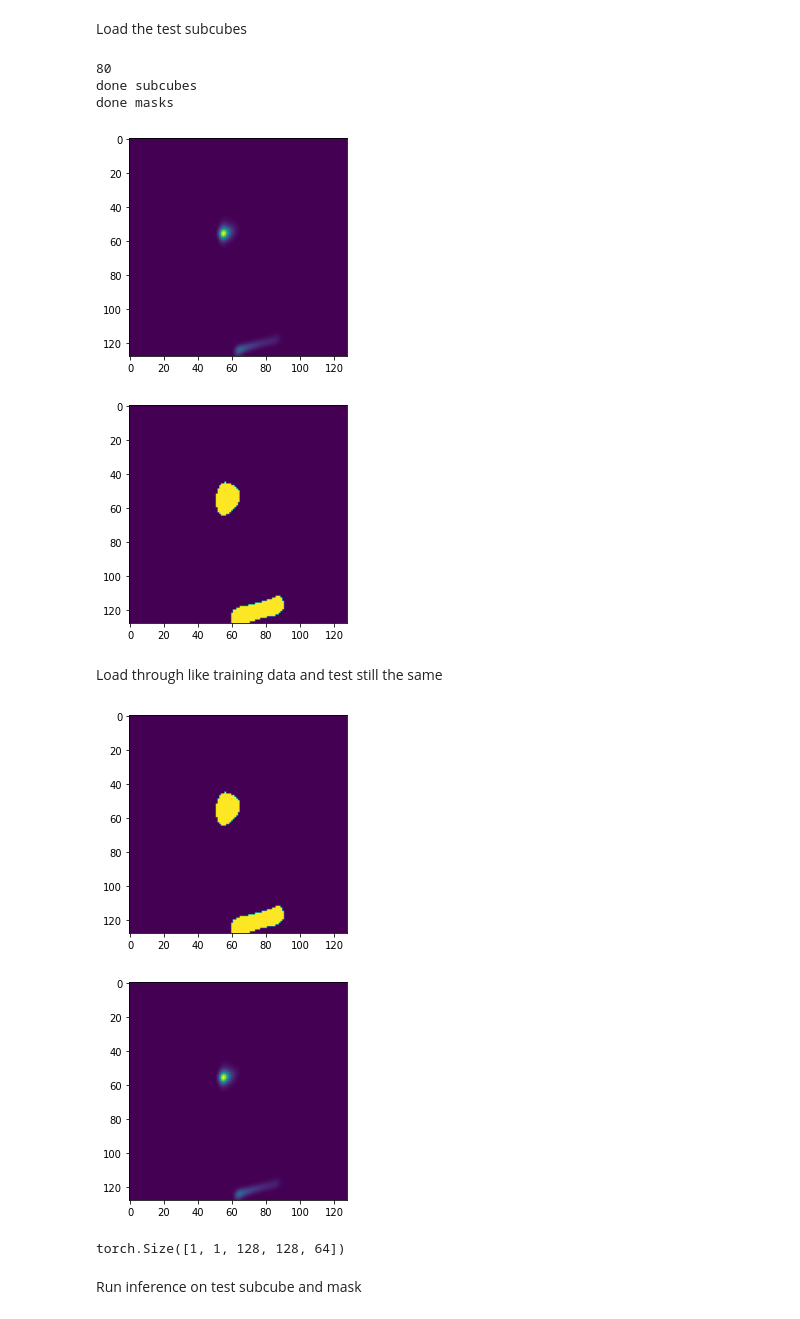
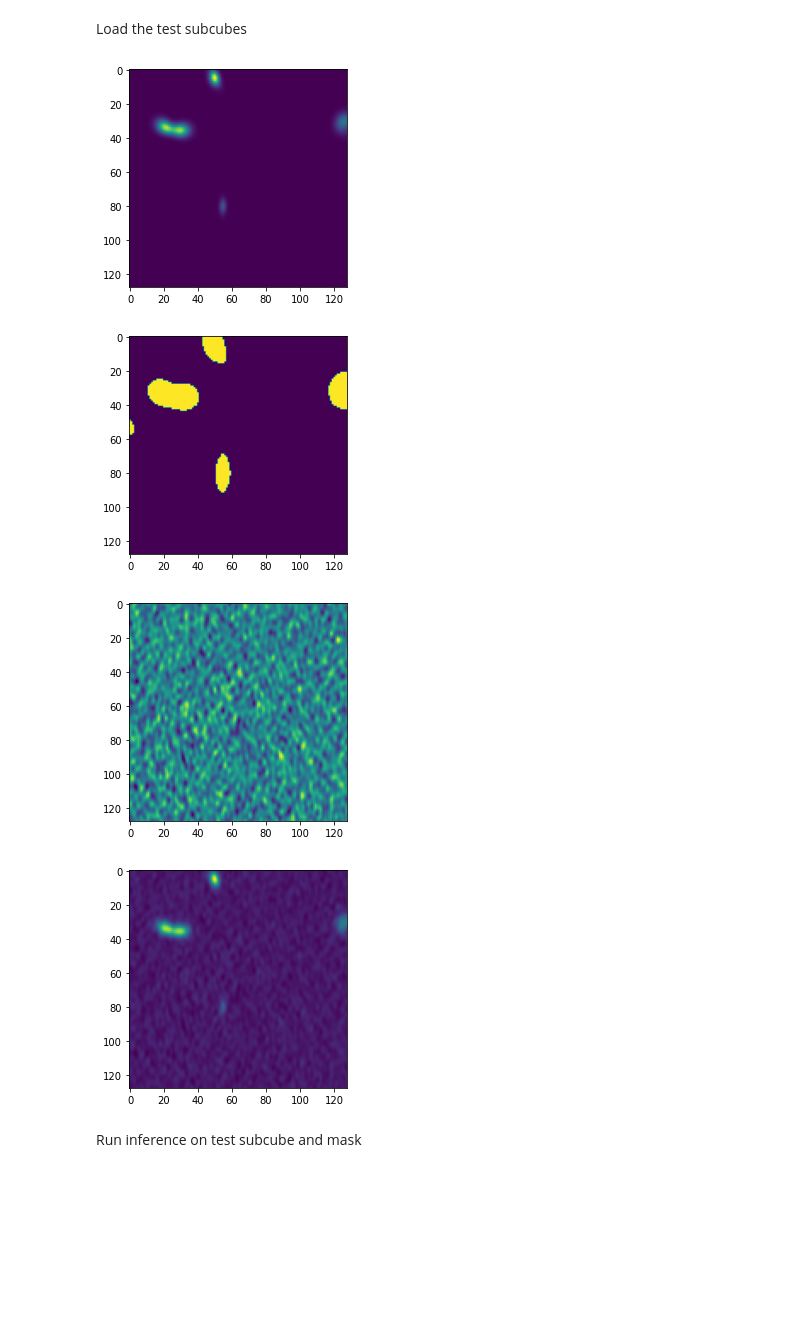
Before and after one commit to Jbarkai/HISourceFinder, a Jupyter notebook: notebooks/Inference.ipynb, the cells around one changed output. Drawn from its saved outputs; the diff is of its cells as text; code cells hidden in the pictures; blank space fills up the shorter version.

```diff
--- a/notebooks/Inference.ipynb
+++ b/notebooks/Inference.ipynb
@@ -96,43 +92,2 @@ fig.tight_layout()
 # %% [markdown]
 Load the test subcubes
-# %%
-# dataset training
-dataset_train = SegmentationDataSet(inputs=['test_cube.fits'],
-                                    targets=['test_seg.fits'],
-                                    dims=dims,
-                                    overlaps=overlaps,
-                                    load=False,
-                                    root='./',
-                                    mode="train")
-
-getdata = dataset_train.__getitem__(1)
-view_x, view_y = getdata[0].squeeze().numpy(), getdata[1].squeeze().numpy()
-plt.imshow(view_x[:, :, 10])
-plt.show()
-plt.imshow(view_y[:, :, 10])
-plt.show()
-# %% [output]
-80
-done subcubes
-done masks
-[figure, removed]
-[figure, removed]
-# %% [markdown]
-Load through like training data and test still the same
-# %%
-dataloader_training = DataLoader(dataset=dataset_train, **params)
-for i, img_tensor in enumerate(dataloader_training):
-    data_loader_tensor = img_tensor[0]
-    data_loader_mask = img_tensor[1]
-    plt_im = data_loader_mask.view(1, 128, 128, 64).squeeze().numpy()[..., 10]
-    if (view_y[:, :, 10] == plt_im).all():
-        plt.imshow(plt_im)
-        plt.show()
-        plt.imshow(data_loader_tensor.view(1, 128, 128, 64).squeeze().numpy()[..., 10])
-        plt.show()
-        break
-data_loader_mask.shape
-# %% [output]
-[figure, removed]
-[figure, removed]
-torch.Size([1, 1, 128, 128, 64])
@@ -139,3 +103,17 @@ torch.Size([1, 1, 128, 128, 64])
+# %%
+plt.imshow(view_x[:, :, 30])
+plt.show()
+plt.imshow(view_y[:, :, 30])
+plt.show()
+plt.imshow(noise_data[:, :, 30])
+plt.show()
+plt.imshow(view_x2[:, :, 30])
+plt.show()
+# %% [output]
+[figure, added]
+[figure, added]
+[figure, added]
+[figure, added]
 # %% [markdown]
 Run inference on test subcube and mask
 # %%
```
Also changed, not shown: parts of 15 cells of this notebook.
